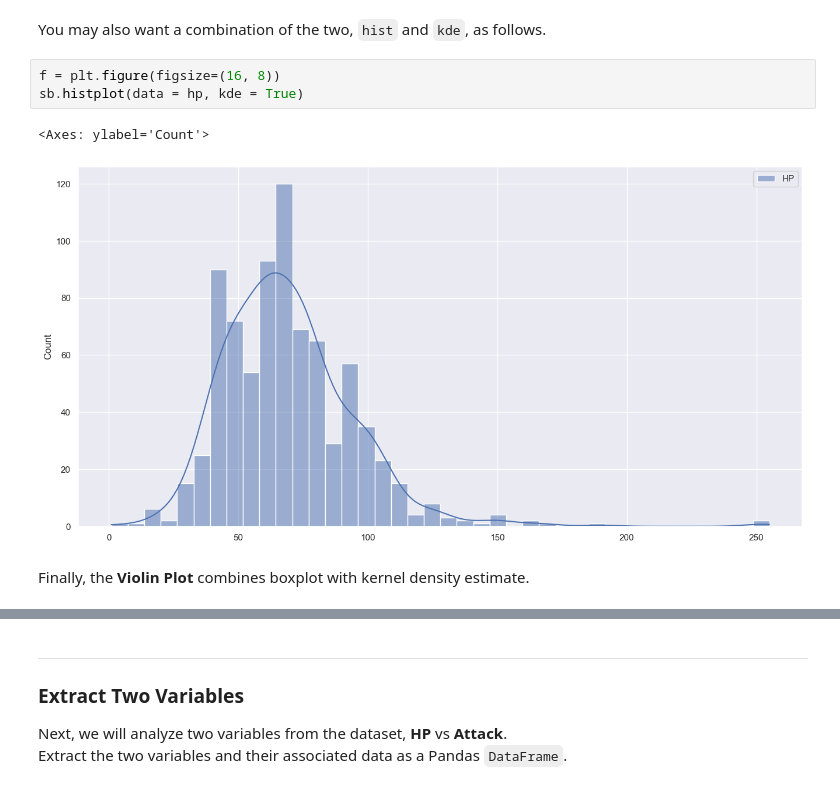
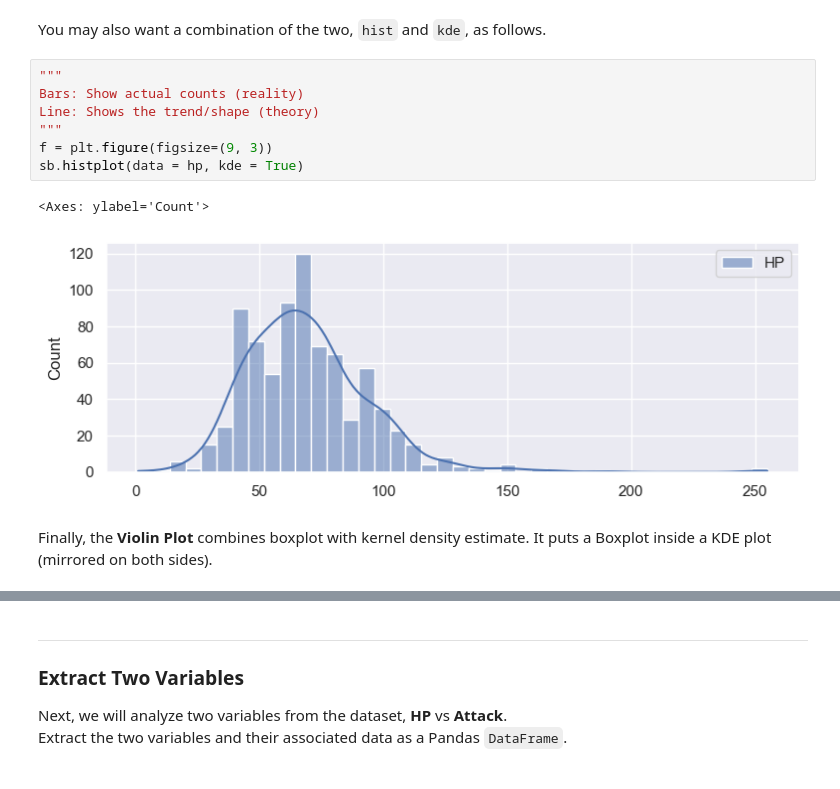
Before and after one commit to itsjunwei/IE0005-2026, a Jupyter notebook: Week1/M2 BasicStatistics.ipynb, the cells around one changed output, grey strips where cells are left out. Saved outputs shown, nothing was run; the diff lists cells and outputs as text.

```diff
--- a/Week1/M2 BasicStatistics.ipynb
+++ b/Week1/M2 BasicStatistics.ipynb
@@ -160,10 +203,14 @@ sb.kdeplot(data = hp)
 # %% [markdown]
 You may also want a combination of the two, `hist` and `kde`, as follows.
 # %%
-f = plt.figure(figsize=(16, 8))
+"""
+Bars: Show actual counts (reality)
+Line: Shows the trend/shape (theory)
+"""
+f = plt.figure(figsize=(9, 3))
 sb.histplot(data = hp, kde = True)
 # %% [output]
 <Axes: ylabel='Count'>
-[figure, old version]
+[figure, new version]
 # %% [markdown]
-Finally, the **Violin Plot** combines boxplot with kernel density estimate.
+Finally, the **Violin Plot** combines boxplot with kernel density estimate. It puts a Boxplot inside a KDE plot (mirrored on both sides).
```
Also changed, not shown: parts of 38 cells of this notebook, 1 other file.
